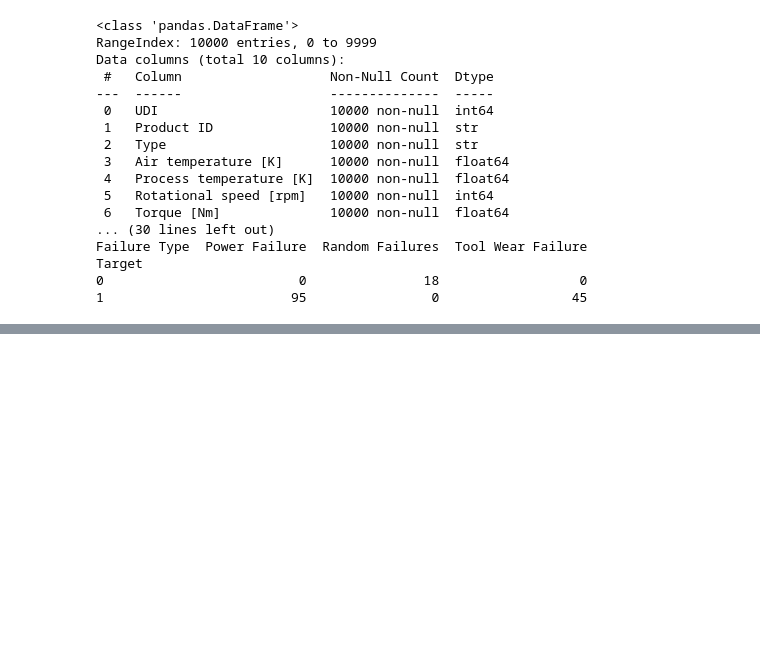
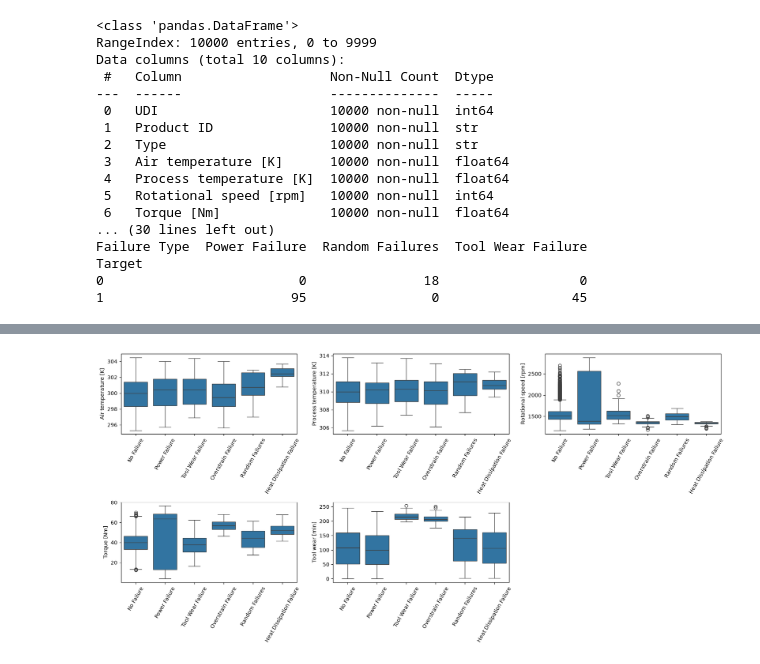
Before and after one commit to pickleomar/DeepLearning-Lab1, a Jupyter notebook: part2-classification.ipynb, the cells around one changed output, grey strips where cells are left out. Drawn from its saved outputs; the diff is of its cells as text; code cells hidden in the pictures; blank space fills up the shorter version.

```diff
--- a/part2-classification.ipynb
+++ b/part2-classification.ipynb
@@ -36,0 +65,13 @@ Target
+# %%
+num = ["Air temperature [K]","Process temperature [K]","Rotational speed [rpm]","Torque [Nm]","Tool wear [min]"]
+fig,ax= plt.subplots(2,3,figsize=(17, 8))
+for a,c in zip(ax.flat, num):
+    sns.boxplot(data=df, x="Failure Type", y=c, ax=a)
+    a.set_xlabel("")
+    a.tick_params(axis="x", rotation=60)
+ax.flat[-1].axis("off")
+plt.tight_layout()
+plt.savefig("figures/features_by_class.png", dpi=150, bbox_inches="tight")
+plt.show()
+# %% [output]
+[figure, added]
```
Also changed, not shown: parts of 22 cells of this notebook, 9 other files.
